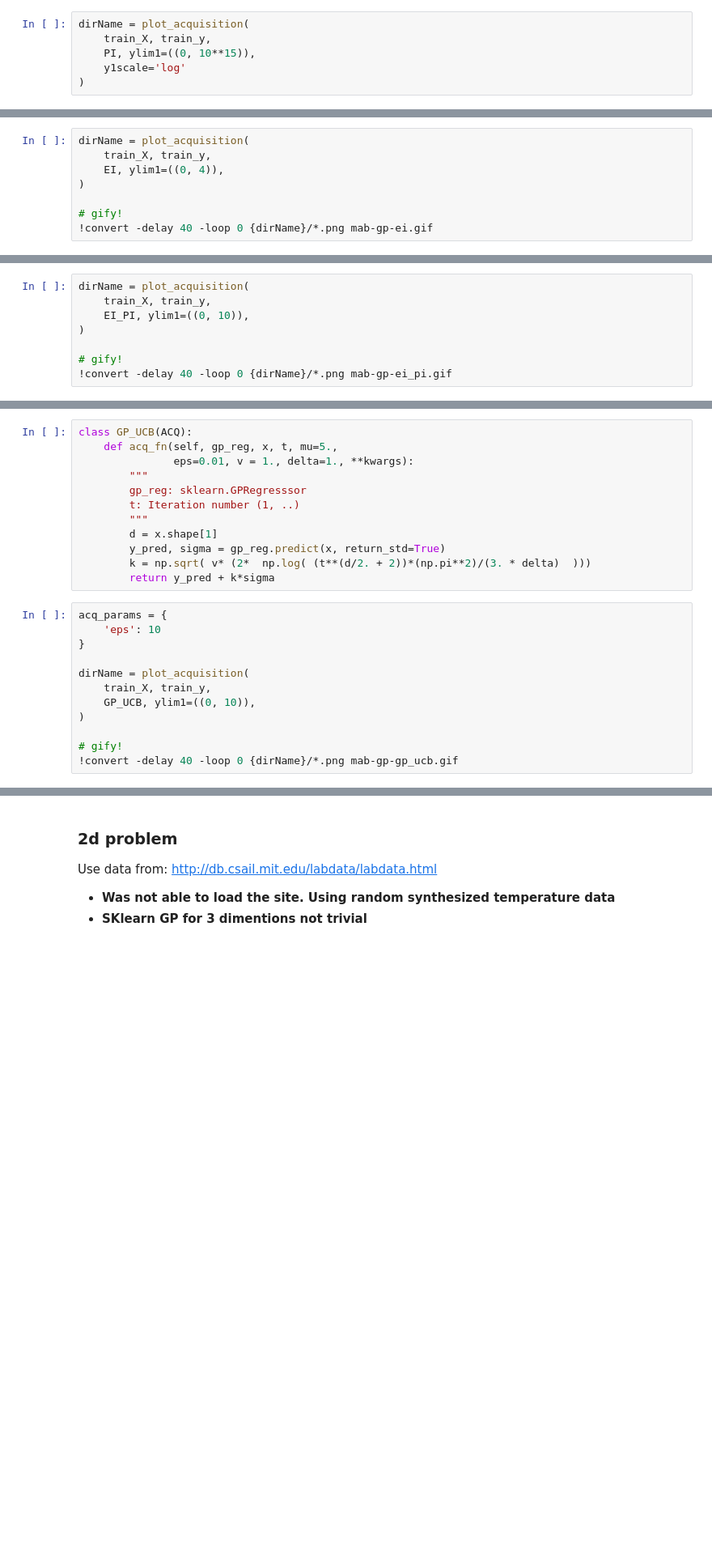
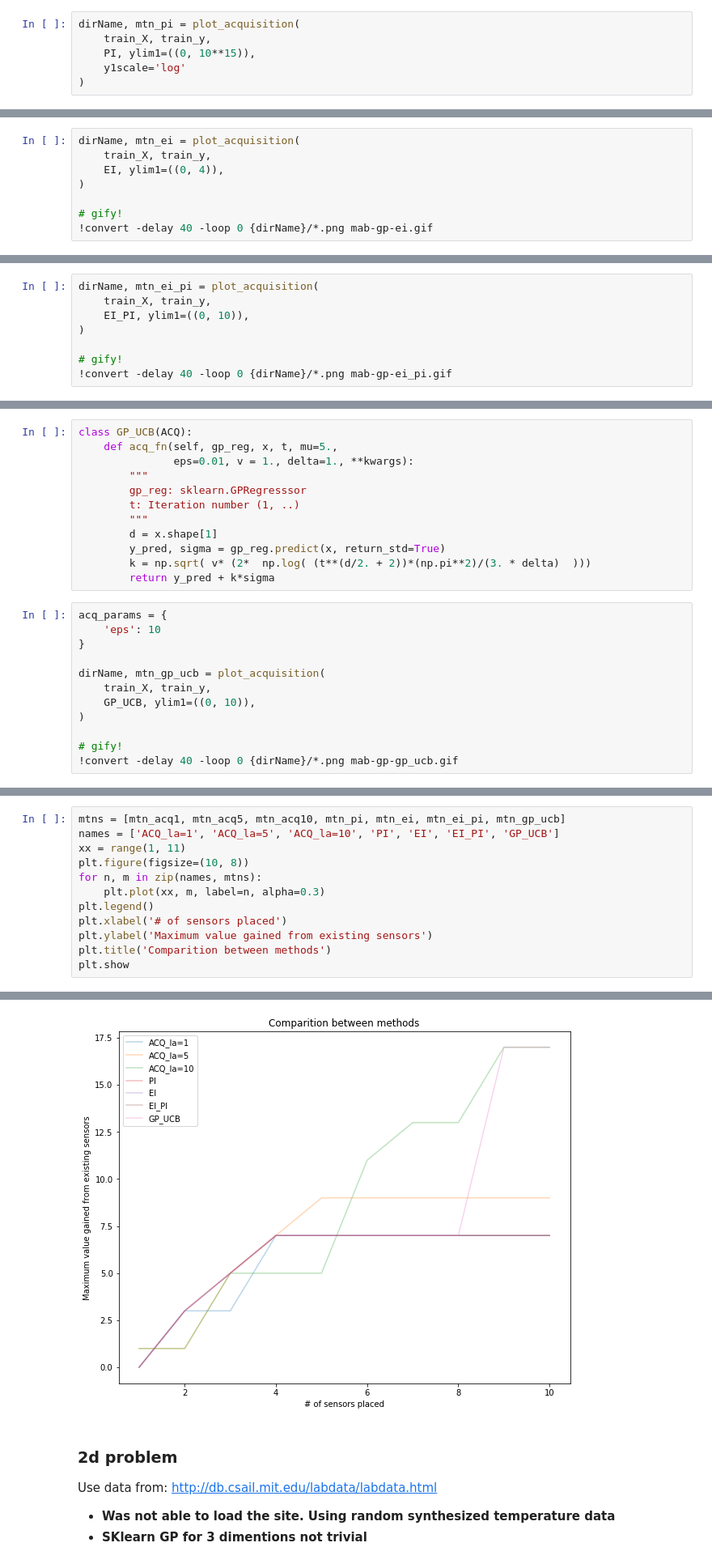
Before and after one commit to lhanappa/nipunbatra.github.io, a Jupyter notebook: blog/2019/bandit-learning-gp.ipynb, the cells around one changed output, grey strips where cells are left out. Shown at 81% size. Drawn from its saved outputs; the diff is of its cells as text; blank space fills up the shorter version.

Commit message:
added comparitions

```diff
--- a/blog/2019/bandit-learning-gp.ipynb
+++ b/blog/2019/bandit-learning-gp.ipynb
@@ -292,7 +298,7 @@ plt.xlabel("X")
 Text(0.5, 0, 'X')
 [figure]
 # %%
-dirName = plot_acquisition(
+dirName, mtn_pi = plot_acquisition(
     train_X, train_y,
     PI, ylim1=((0, 10**15)),
     y1scale='log'
@@ -327,7 +333,7 @@ class EI(ACQ):
         z = (y_pred - mu - eps)/sigma
         return (y_pred - mu - eps)*ndtr(z) + sigma*norm.pdf(z)
 # %%
-dirName = plot_acquisition(
+dirName, mtn_ei = plot_acquisition(
     train_X, train_y,
     EI, ylim1=((0, 4)),
 )
@@ -354,7 +360,7 @@ class EI_PI(ACQ):
 
         return cdf * lam + out
 # %%
-dirName = plot_acquisition(
+dirName, mtn_ei_pi = plot_acquisition(
     train_X, train_y,
     EI_PI, ylim1=((0, 10)),
 )
@@ -382,7 +388,7 @@ acq_params = {
     'eps': 10
 }
 
-dirName = plot_acquisition(
+dirName, mtn_gp_ucb = plot_acquisition(
     train_X, train_y,
     GP_UCB, ylim1=((0, 10)),
 )
@@ -393,0 +402,13 @@ dirName = plot_acquisition(
+# %%
+mtns = [mtn_acq1, mtn_acq5, mtn_acq10, mtn_pi, mtn_ei, mtn_ei_pi, mtn_gp_ucb]
+names = ['ACQ_la=1', 'ACQ_la=5', 'ACQ_la=10', 'PI', 'EI', 'EI_PI', 'GP_UCB']
+xx = range(1, 11)
+plt.figure(figsize=(10, 8))
+for n, m in zip(names, mtns):
+    plt.plot(xx, m, label=n, alpha=0.3)
+plt.legend()
+plt.xlabel('# of sensors placed')
+plt.ylabel('Maximum value gained from existing sensors')
+plt.title('Comparition between methods')
+plt.show
+# %% [output]
@@ -394,3 +416,4 @@ dirName = plot_acquisition(
+[figure, added]
 # %% [markdown]
 ### 2d problem
 
```
Also changed, not shown: parts of 6 cells of this notebook.
